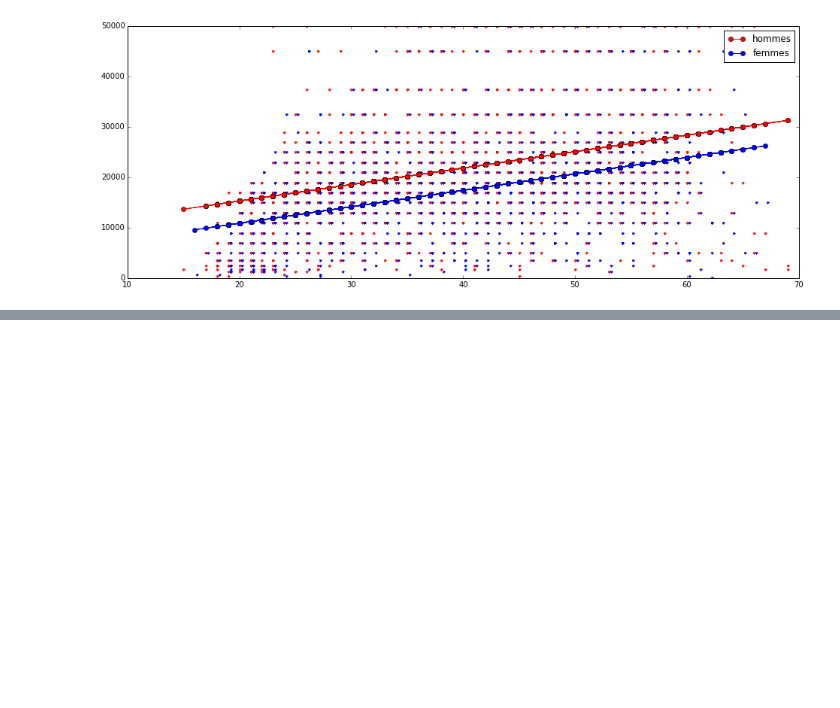
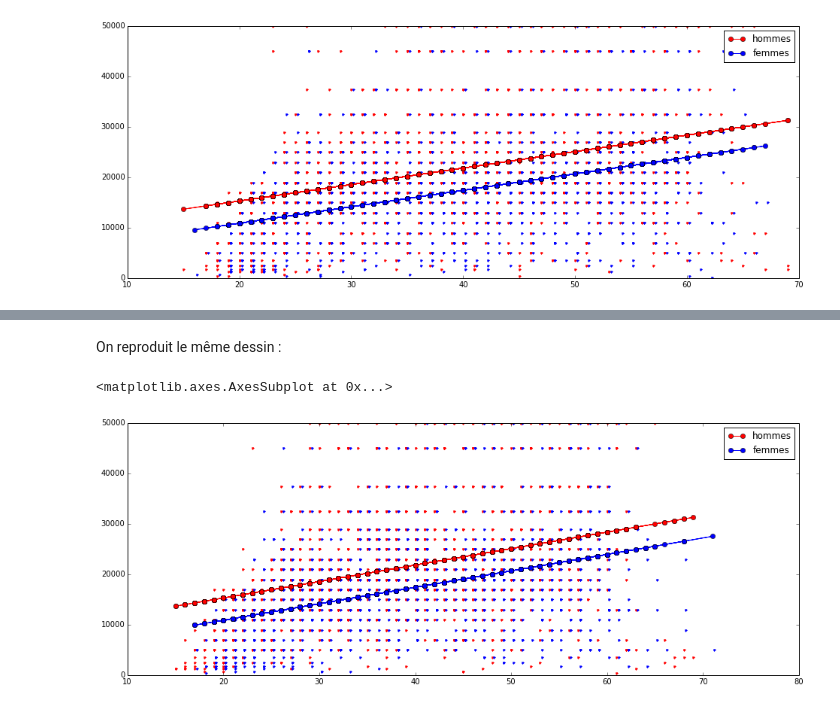
Before and after one commit to sdpython/ensae_teaching_cs, a Jupyter notebook: _doc/notebooks/td2a/td2a_correction_session_3A.ipynb, the cells around one changed output, grey strips where cells are left out. Drawn from its saved outputs; the diff is of its cells as text; code cells hidden in the pictures; blank space fills up the shorter version.

```diff
--- a/_doc/notebooks/td2a/td2a_correction_session_3A.ipynb
+++ b/_doc/notebooks/td2a/td2a_correction_session_3A.ipynb
@@ -169,0 +245,7 @@ plt.legend()
+# %%
+import statsmodels.api as sm
+nonull["one"] = 1.0  # on ajoute la constante
+model = sm.OLS(nonull.montant, nonull [["AGE","M", "one"]])
+results = model.fit()
+print("coefficients",results.params)
+results.summary()
@@ -169,0 +274,28 @@ plt.legend()
+# %% [markdown]
+On reproduit le même dessin :
+# %%
+import random
+val = nonull.copy()
+val["rnd"] = val.apply( lambda r : random.randint(0,1000), axis=1)
+ech = val[val["rnd"] == 1]
+# %%
+homme = ech [ ech.M == 1]
+femme = ech [ ech.M == 0]
+
+predh = results.predict(homme[["AGE","M","one"]])
+predf = results.predict(femme[["AGE","M","one"]])
+
+import matplotlib.pyplot as plt
+def graph():
+    fig = plt.figure(figsize=(16,6))
+    ax = subplot("111")
+    ax.plot(homme.AGE, homme.montant, "r.")
+    ax.plot(femme.AGE + 0.2, femme.montant, "b.")
+    ax.plot(homme.AGE, predh, "ro-", label="hommes")
+    ax.plot(femme.AGE, predf, "bo-", label="femmes")
+    ax.legend()
+    return ax
+graph()
+# %% [output]
+<matplotlib.axes.AxesSubplot at 0x...>
+[figure, added]
```
Also changed, not shown: parts of 15 cells of this notebook, 4 other files.
